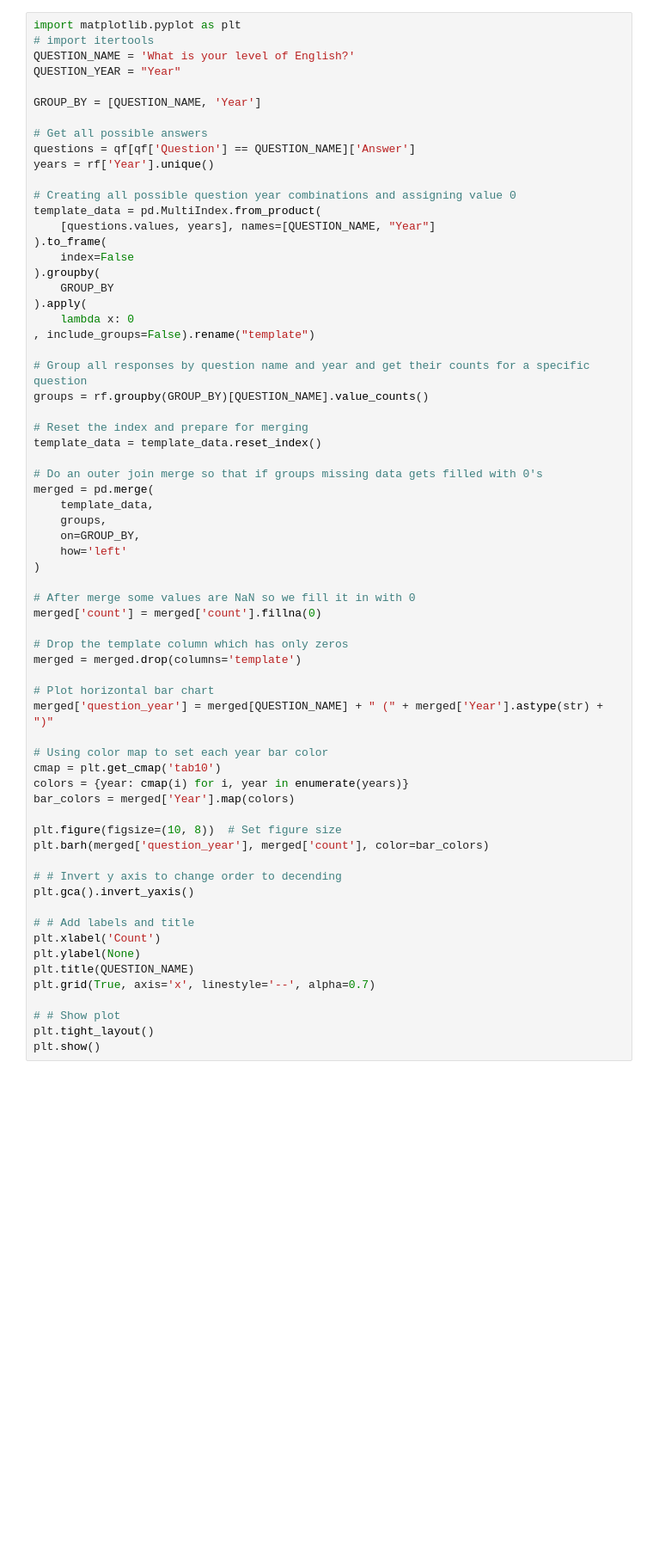
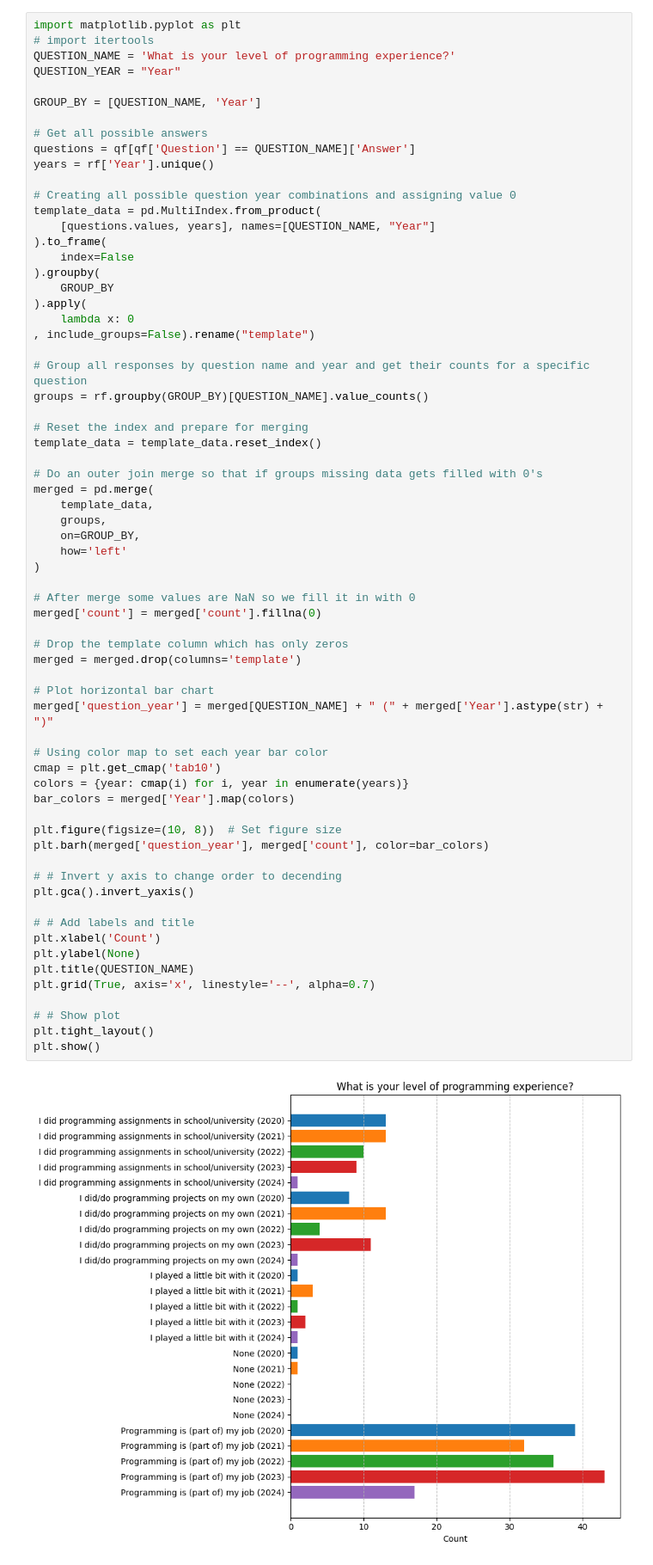
Before and after one commit to Zeptosec/learning-advanced-ml, a Jupyter notebook: lesson2/task.ipynb, the cells around one changed output. Shown: that part at 86% size. Drawn from its saved outputs; the diff is of its cells as text; blank space fills up the shorter version.

```diff
--- a/lesson2/task.ipynb
+++ b/lesson2/task.ipynb
@@ -70,7 +70,7 @@ To do this we first need to get all possible years and responses. Then we make a
 # %%
 import matplotlib.pyplot as plt
 # import itertools
-QUESTION_NAME = 'What is your level of English?'
+QUESTION_NAME = 'What is your level of programming experience?'
 QUESTION_YEAR = "Year"
 
 GROUP_BY = [QUESTION_NAME, 'Year']
@@ -106,33 +106,35 @@ merged = pd.merge(
 
 # After merge some values are NaN so we fill it in with 0
 merged['count'] = merged['count'].fillna(0)
 
 # Drop the template column which has only zeros
 merged = merged.drop(columns='template')
 
 # Plot horizontal bar chart
 merged['question_year'] = merged[QUESTION_NAME] + " (" + merged['Year'].astype(str) + ")"
 
 # Using color map to set each year bar color
 cmap = plt.get_cmap('tab10')
 colors = {year: cmap(i) for i, year in enumerate(years)}
 bar_colors = merged['Year'].map(colors)
 
 plt.figure(figsize=(10, 8))  # Set figure size
 plt.barh(merged['question_year'], merged['count'], color=bar_colors)
 
 # # Invert y axis to change order to decending
 plt.gca().invert_yaxis()
 
 # # Add labels and title
 plt.xlabel('Count')
 plt.ylabel(None)
 plt.title(QUESTION_NAME)
 plt.grid(True, axis='x', linestyle='--', alpha=0.7)
 
 # # Show plot
 plt.tight_layout()
 plt.show()
+# %% [output]
+[figure, added]
 # %% [markdown]
 ### TASK 5
 Compute weighted averages for each question and year, averaging the weights of the answers instead of their string values. You should get a single number for each question-year combination. Visualise in a simple line plot how some of those values changed over the years.
```
Also changed, not shown: 5 other files.
